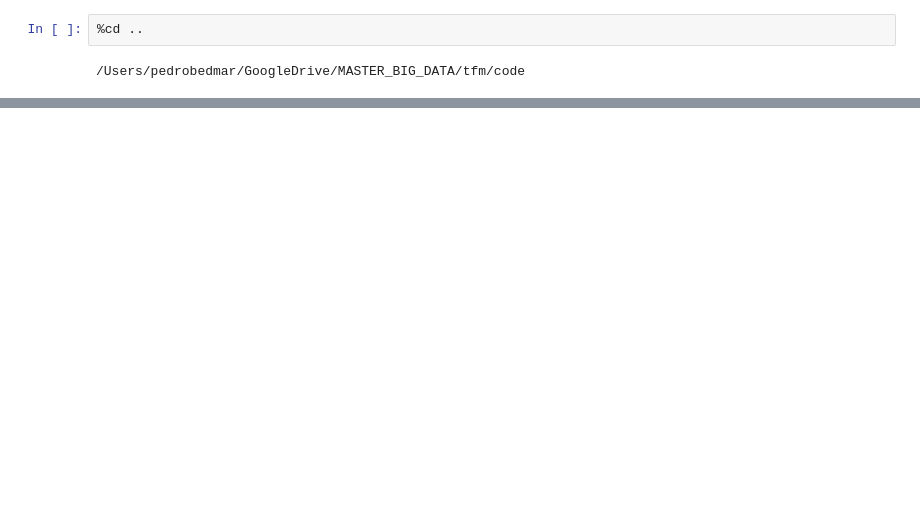
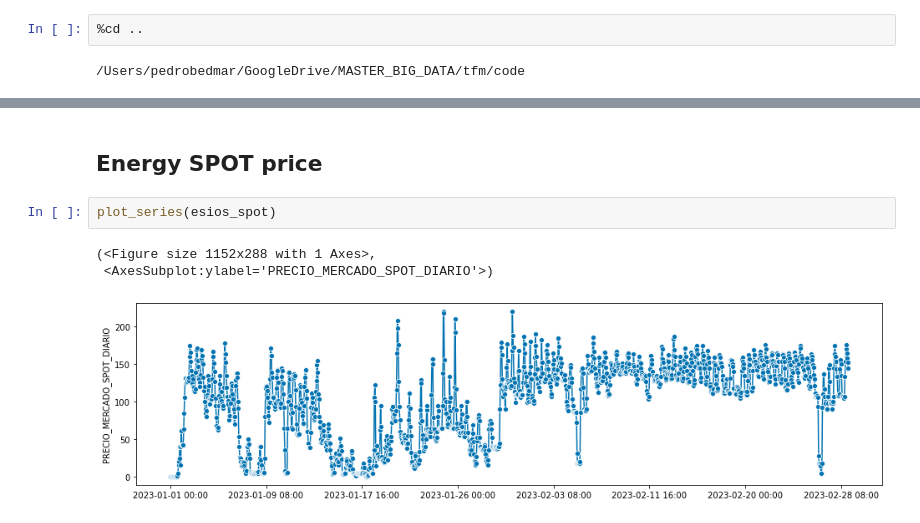
Before and after one commit to pbedmar/tfm, a Jupyter notebook: lab/hourly_analysis.ipynb, the cells around one changed output, grey strips where cells are left out. Drawn from its saved outputs; the diff is of its cells as text; blank space fills up the shorter version.

Commit message:
plot hourly series to check for autocorrelation and initial study of their influence in the price

```diff
--- a/lab/hourly_analysis.ipynb
+++ b/lab/hourly_analysis.ipynb
@@ -194,0 +15,8 @@ No artists with labels found to put in legend.  Note that artists whose label st
+# %% [markdown]
+## Energy SPOT price
+# %%
+plot_series(esios_spot)
+# %% [output]
+(<Figure size 1152x288 with 1 Axes>,
+ <AxesSubplot:ylabel='PRECIO_MERCADO_SPOT_DIARIO'>)
+[figure, added]
```
Also changed, not shown: parts of 59 cells of this notebook, 3 other files.
